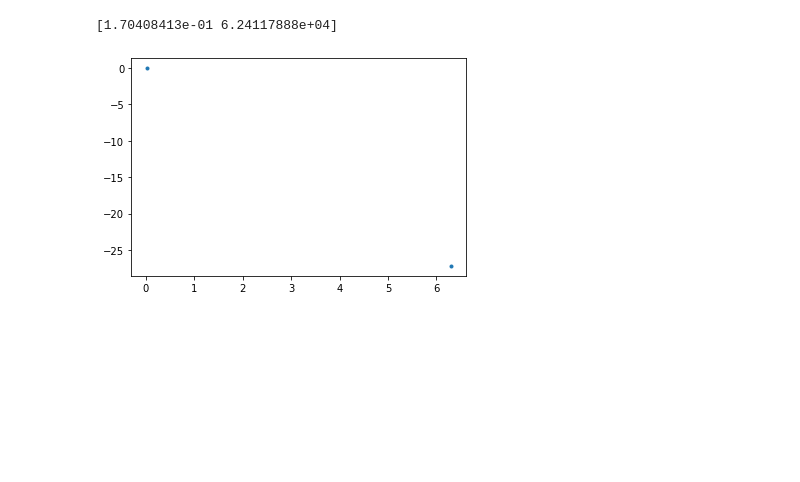
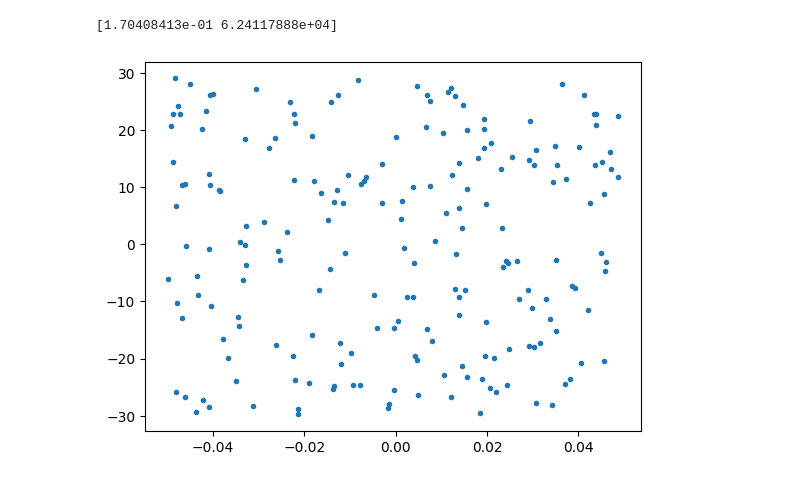
Before and after one commit to ian333/algebra-lineal-aplicada, a Jupyter notebook: PCA Analisis de componentes principaleees.ipynb, the cells around one changed output. Drawn from its saved outputs; the diff is of its cells as text; code cells hidden in the pictures; blank space fills up the shorter version.

```diff
--- a/PCA Analisis de componentes principaleees.ipynb
+++ b/PCA Analisis de componentes principaleees.ipynb
@@ -44,10 +60,10 @@ print(autovalores)
 xy_nuevo=autovectores.T.dot(xy_centrado.T)
 # %%
 
-plt.plot(xy_nuevo[:,0],xy_nuevo[:,1],'.')
+plt.plot(xy_nuevo[0,:],xy_nuevo[1,:],'.')
 plt.show()
 # %% [output]
-[figure, old version]
+[figure, new version]
 # %% [markdown]
 <a style='text-decoration:none;line-height:16px;display:flex;color:#5B5B62;padding:10px;justify-content:end;' href='https://deepnote.com?utm_source=created-in-deepnote-cell&projectId=e4a76e78-c18a-4fc7-af6b-dc86cc664138' target="_blank">
 <img alt='Created in deepnote.com' style='display:inline;max-height:16px;margin:0px;margin-right:7.5px;' src='embedded-picture-1' > </img>
```
Also changed, not shown: parts of 4 cells of this notebook, 3 other files.
